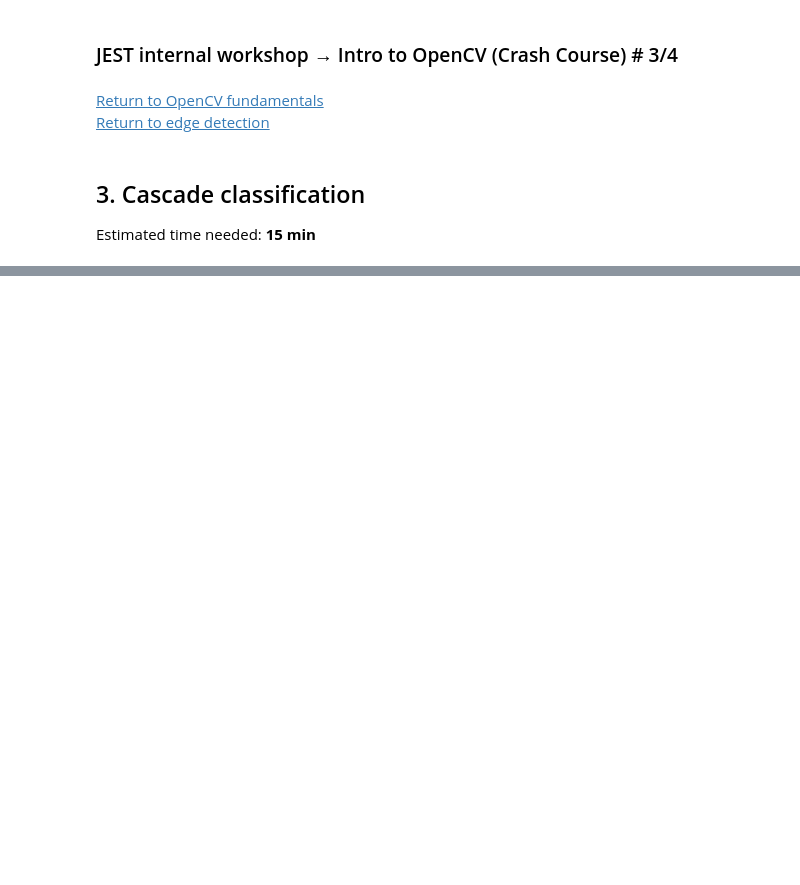
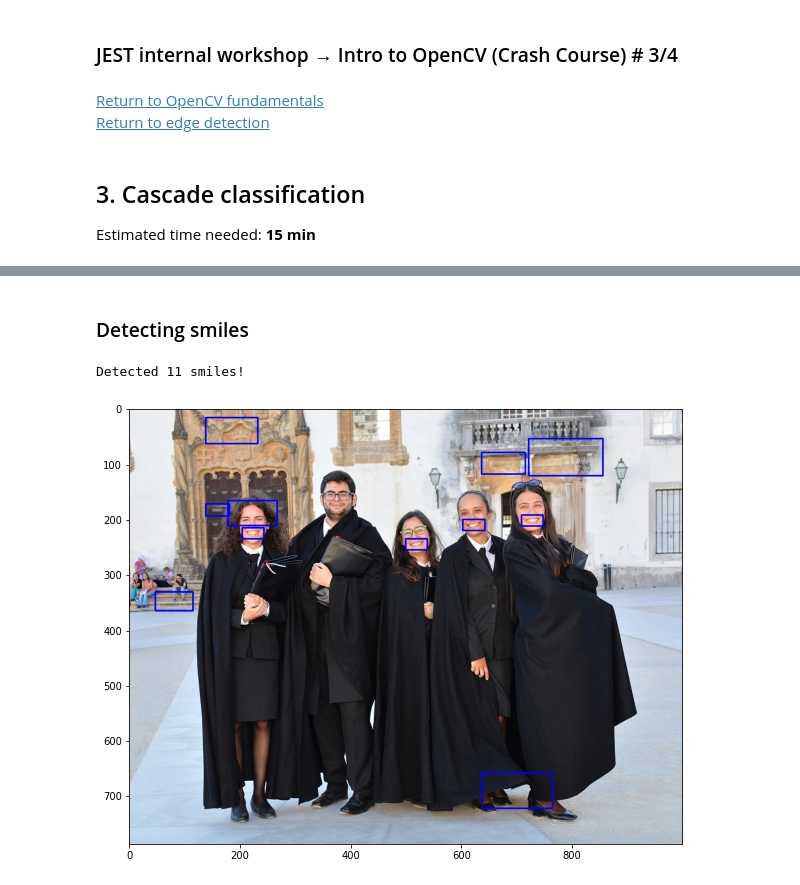
Before and after one commit to tamagusko/intro_opencv, a Jupyter notebook: cascade.ipynb, the cells around one changed output, grey strips where cells are left out. Drawn from its saved outputs; the diff is of its cells as text; code cells hidden in the pictures; blank space fills up the shorter version.

```diff
--- a/cascade.ipynb
+++ b/cascade.ipynb
@@ -66,0 +66,18 @@ elon_musk=cv2.imread('img/elon_musk.jpg')
+# %% [markdown]
+### Detecting smiles
+# %%
+students2=cv2.imread('img/students.jpg')
+smiles = smile_classifier.detectMultiScale(
+    gray_students, # input image
+    scaleFactor = 1.2,
+    minNeighbors = 20
+)
+
+for (x, y, w, h) in smiles:
+    cv2.rectangle(students2, (x, y), (x+w, y+h), (255, 0, 0), 2)
+
+plt.imshow(cv2.cvtColor(students2, cv2.COLOR_BGR2RGB))
+print(f"Detected {len(smiles)} smiles!")
+# %% [output]
+Detected 11 smiles!
+[figure, added]
```
Also changed, not shown: parts of 13 cells of this notebook, 12 other files.
